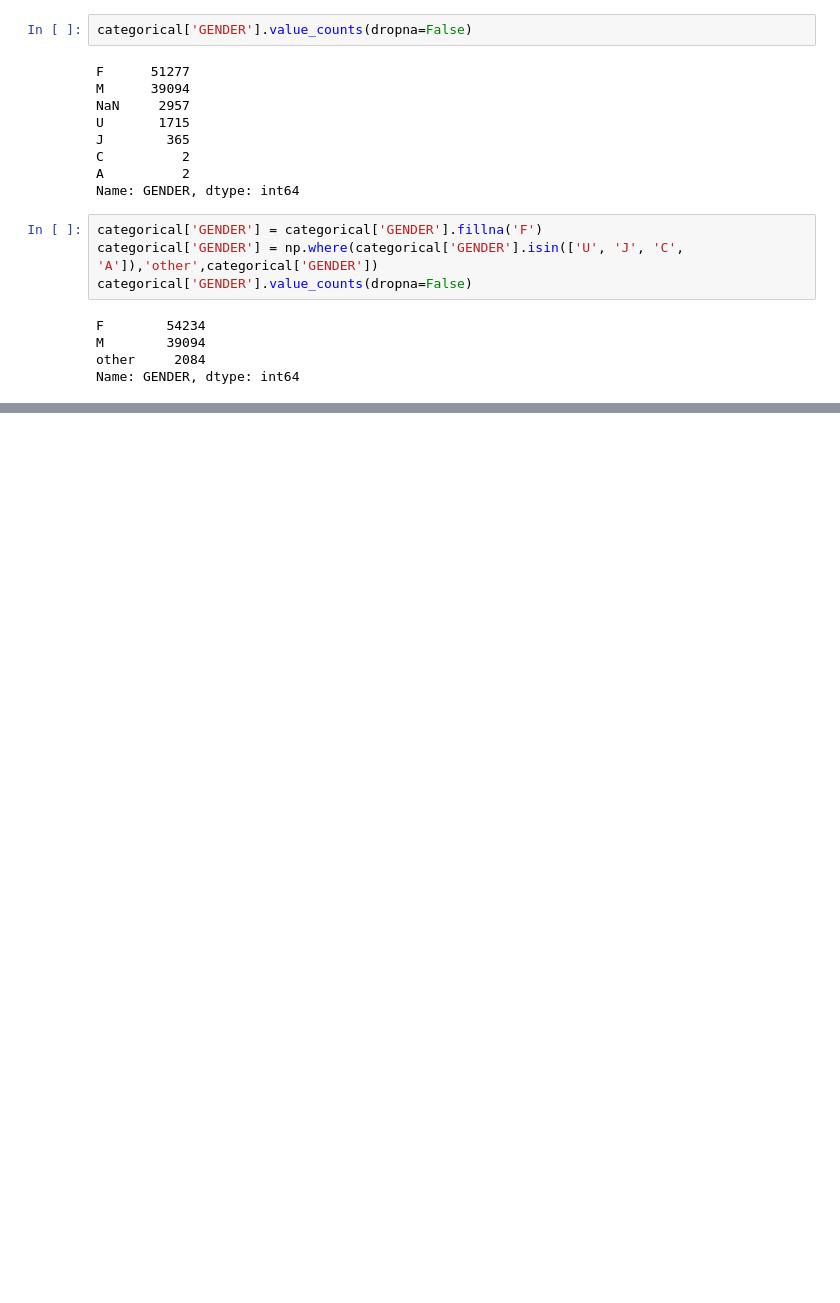
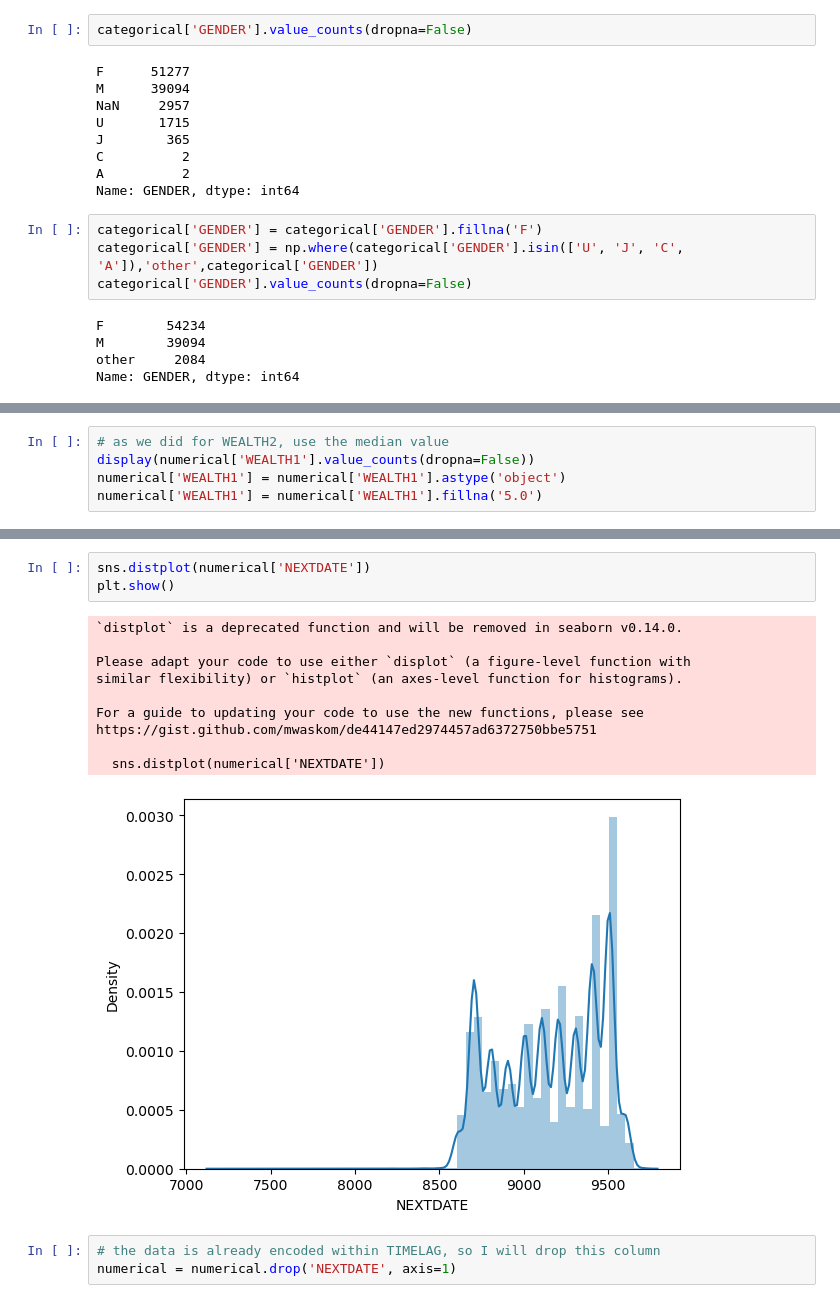
Before and after one commit to AGordon777/lab-revisiting-machine-learning, a Jupyter notebook: lab-revisiting-machine-learning.ipynb, the cells around one changed output, grey strips where cells are left out. Saved outputs shown, nothing was run; the diff lists cells and outputs as text; blank space fills up the shorter version.

```diff
--- a/lab-revisiting-machine-learning.ipynb
+++ b/lab-revisiting-machine-learning.ipynb
@@ -136,0 +358,5 @@ GEOCODE2 4
+# %%
+# as we did for WEALTH2, use the median value
+display(numerical['WEALTH1'].value_counts(dropna=False))
+numerical['WEALTH1'] = numerical['WEALTH1'].astype('object')
+numerical['WEALTH1'] = numerical['WEALTH1'].fillna('5.0')
@@ -136,0 +376,17 @@ GEOCODE2 4
+# %%
+sns.distplot(numerical['NEXTDATE'])
+plt.show()
+# %% [output]
+`distplot` is a deprecated function and will be removed in seaborn v0.14.0.
+
+Please adapt your code to use either `displot` (a figure-level function with
+similar flexibility) or `histplot` (an axes-level function for histograms).
+
+For a guide to updating your code to use the new functions, please see
+https://gist.github.com/mwaskom/de44147ed2974457ad6372750bbe5751
+
+  sns.distplot(numerical['NEXTDATE'])
+[figure, added]
+# %%
+# the data is already encoded within TIMELAG, so I will drop this column
+numerical = numerical.drop('NEXTDATE', axis=1)
```
Also changed, not shown: parts of 30 cells of this notebook.
